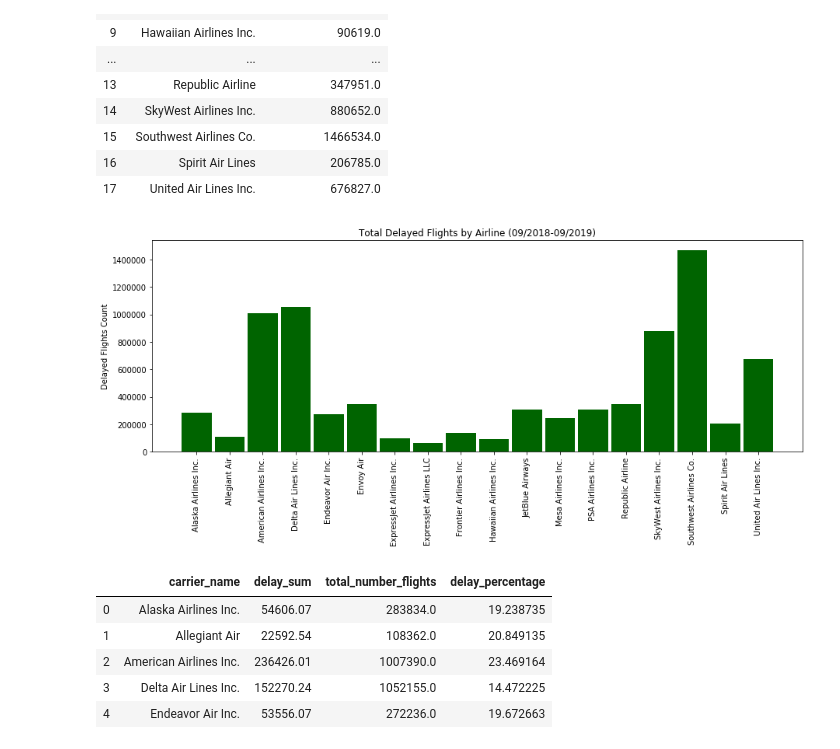
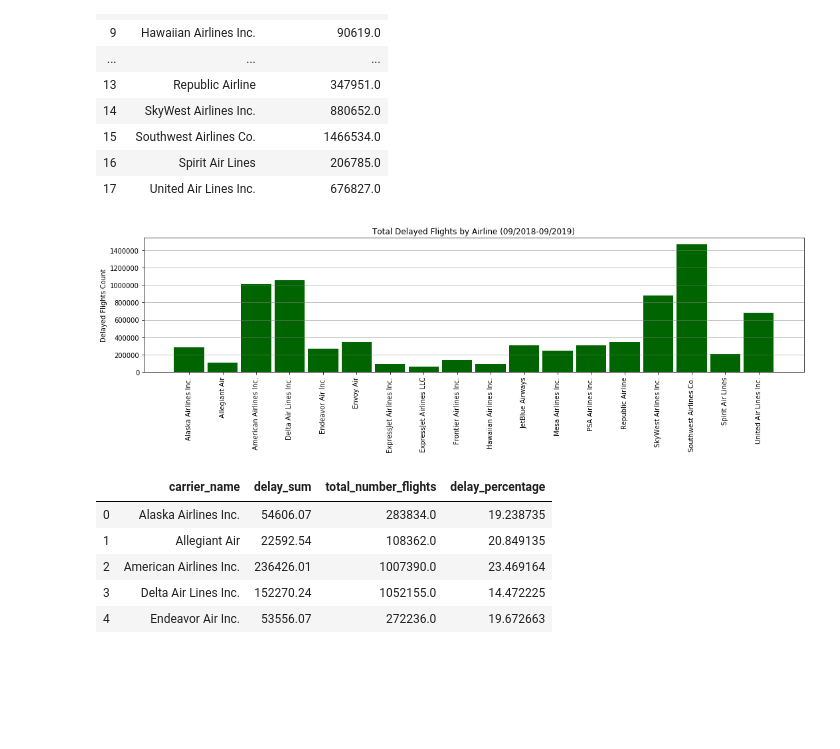
Before and after one commit to bishdj22/Project-1-FlightAnalysis, a Jupyter notebook: Project1_FlightDataAnalysis_Final.ipynb, the cells around one changed output. Saved outputs shown, nothing was run; the diff lists cells and outputs as text; code cells hidden in the pictures; blank space fills up the shorter version.

Commit message:
DB reformat 2 graphs to fit in PNG

```diff
--- a/Project1_FlightDataAnalysis_Final.ipynb
+++ b/Project1_FlightDataAnalysis_Final.ipynb
@@ -61,22 +61,24 @@ airline_df_totalflights
 # %%
 #Bar chart summarizing the total delays by major US airline (top 18)
 
 fig, ax = plt.subplots(figsize=(15,5))
 
 x_axis = airline_df_totalflights["carrier_name"]
 y_axis = airline_df_totalflights["total_number_flights"]
 
 plt.bar(x_axis, y_axis,color="darkgreen", align="center", width=.9)
 #plt.plot(x_axis, y_axis,'-o',color="orange")
 plt.xticks(rotation=90)
 
+ax.yaxis.grid(which="major", color='grey', linestyle='-', linewidth=.5)
 ax.set_ylabel('Delayed Flights Count')
 ax.set_title('Total Delayed Flights by Airline (09/2018-09/2019)')
 
 #Save fig
+plt.tight_layout()
 plt.savefig("Charts_final/Delayed_Flights_Tot_Airline.png")
 # %% [output]
-[figure, old version]
+[figure, new version]
 # %%
 #Create dataframe for sum of delays by airline
 airline_delaygroups = air_data.groupby(['carrier_name'])['delay_sum','total_number_flights']
```
Also changed, not shown: parts of 2 cells of this notebook, 3 other files.
